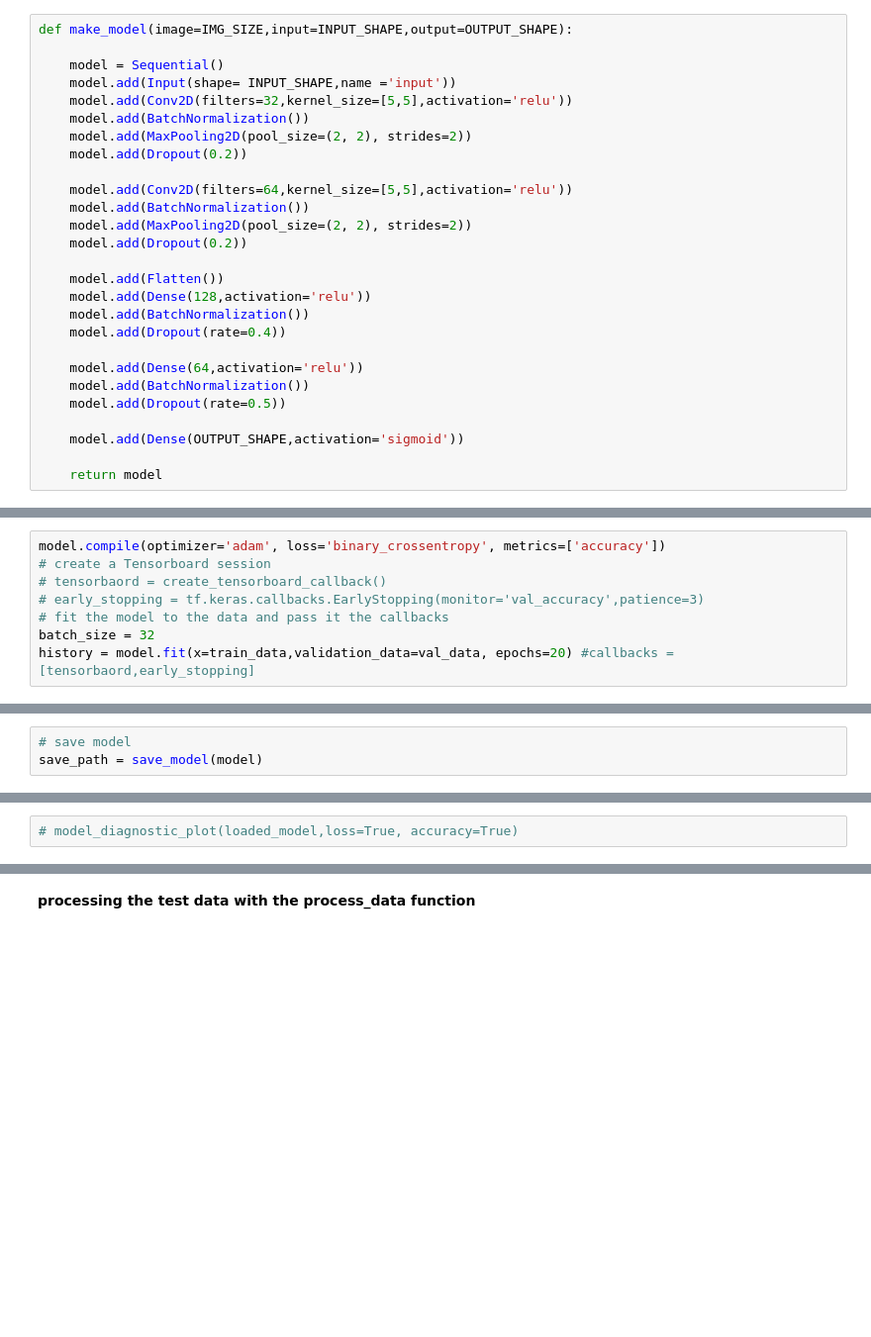
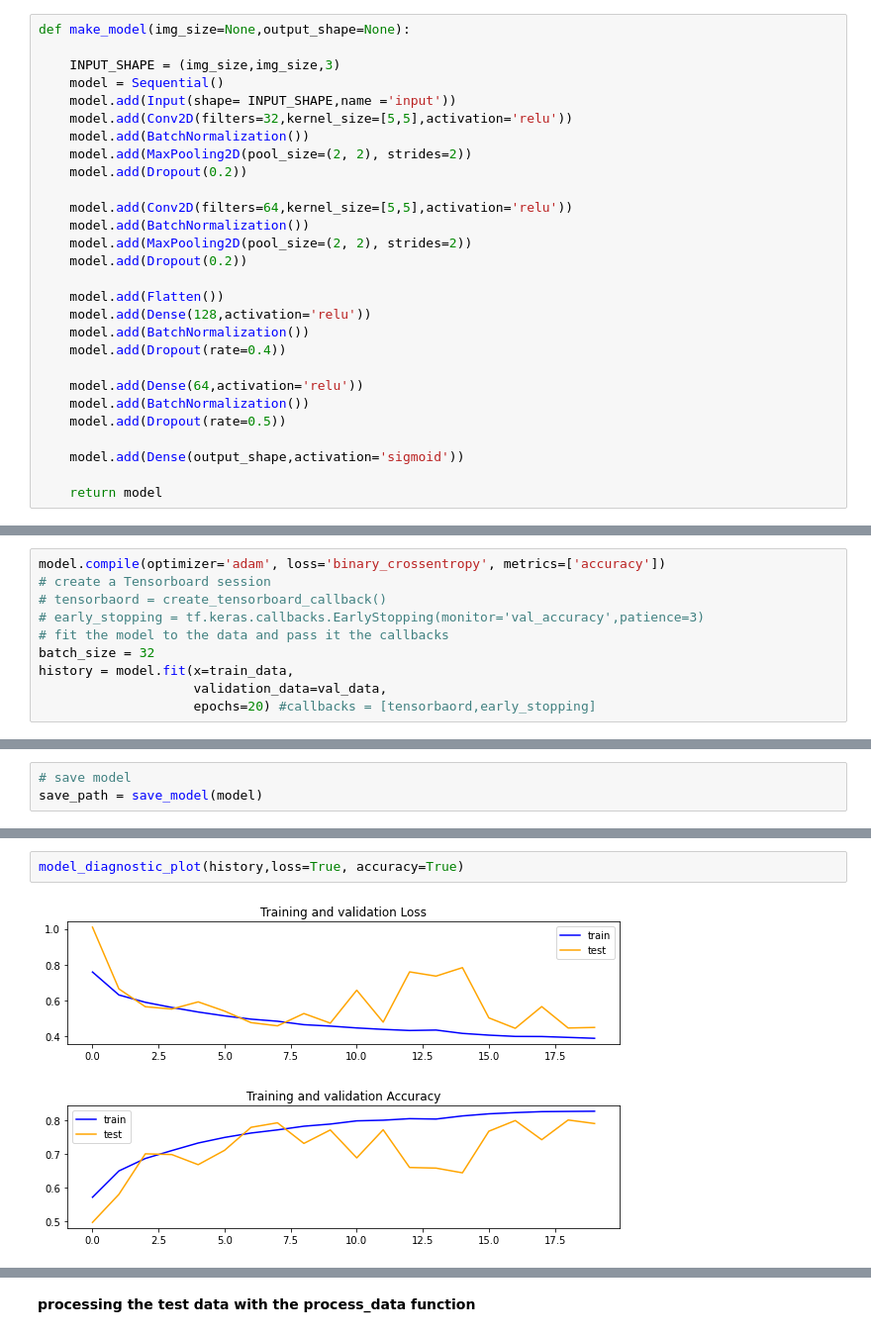
Before and after one commit to hardeybisey/Dog_Cat_Image_Classification, a Jupyter notebook: dog-cat-classification-with-CNN.ipynb, the cells around one changed output, grey strips where cells are left out. Shown at 99% size. Cells and saved outputs as stored; diff of their text form; blank space fills up the shorter version.

```diff
--- a/dog-cat-classification-with-CNN.ipynb
+++ b/dog-cat-classification-with-CNN.ipynb
@@ -258,6 +281,7 @@ show_images(train_images[:15],train_labels[:15],n=15,nrows=3,ncols=5)
 # %%
-def make_model(image=IMG_SIZE,input=INPUT_SHAPE,output=OUTPUT_SHAPE):
+def make_model(img_size=None,output_shape=None):
 
+    INPUT_SHAPE = (img_size,img_size,3)
     model = Sequential()
     model.add(Input(shape= INPUT_SHAPE,name ='input'))
     model.add(Conv2D(filters=32,kernel_size=[5,5],activation='relu'))
@@ -279,7 +303,7 @@ def make_model(image=IMG_SIZE,input=INPUT_SHAPE,output=OUTPUT_SHAPE):
     model.add(BatchNormalization())
     model.add(Dropout(rate=0.5))
 
-    model.add(Dense(OUTPUT_SHAPE,activation='sigmoid'))
+    model.add(Dense(output_shape,activation='sigmoid'))
 
     return model
 # %%
@@ -313,6 +336,8 @@ model.compile(optimizer='adam', loss='binary_crossentropy', metrics=['accuracy']
 # early_stopping = tf.keras.callbacks.EarlyStopping(monitor='val_accuracy',patience=3)
 # fit the model to the data and pass it the callbacks
 batch_size = 32
-history = model.fit(x=train_data,validation_data=val_data, epochs=20) #callbacks = [tensorbaord,early_stopping]
+history = model.fit(x=train_data,
+                    validation_data=val_data,
+                    epochs=20) #callbacks = [tensorbaord,early_stopping]
 # %% [output]
 Epoch 1/20
@@ -345,2 +370,5 @@ Loading model from: /models/20230103-185025_.h5...
 # %%
-# model_diagnostic_plot(loaded_model,loss=True, accuracy=True)
+model_diagnostic_plot(history,loss=True, accuracy=True)
+# %% [output]
+[figure, added]
+[figure, added]
```
Also changed, not shown: parts of 41 cells of this notebook.
